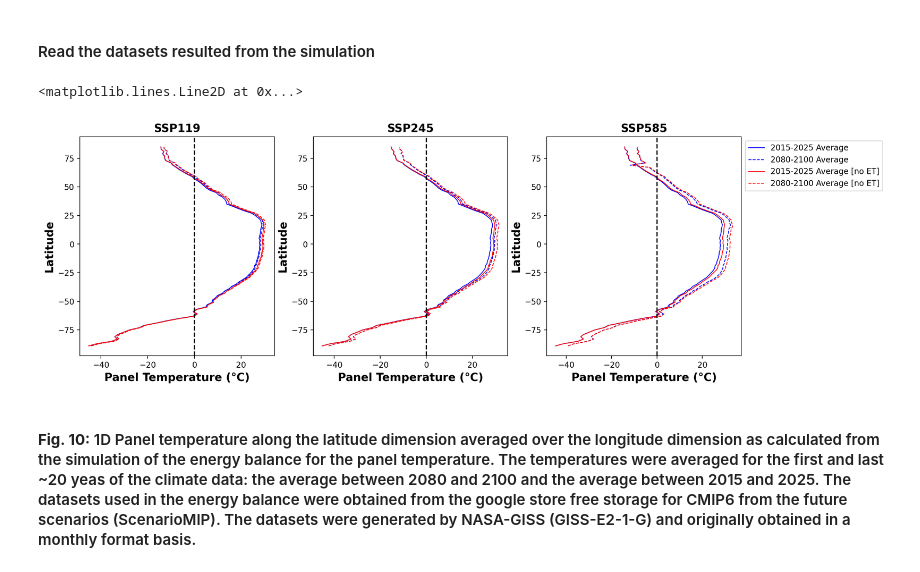
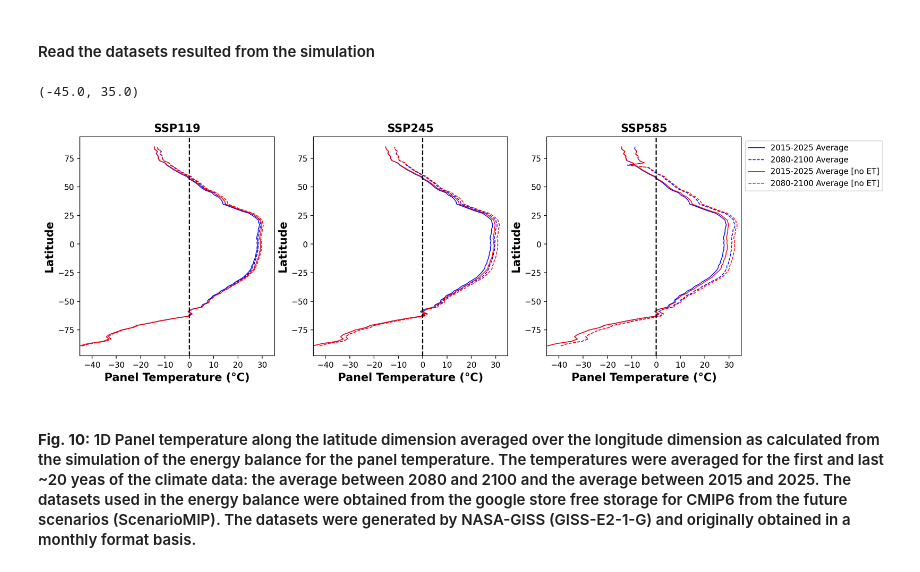
Before and after one commit to EES-3506-5506/EES3506_5506_Fall2023_FinalProject_Merheb, a Jupyter notebook: FinalProject_Merheb_DatasetsObservations.ipynb, the cells around one changed output. Cells and saved outputs as stored; diff of their text form; code cells hidden in the pictures.

```diff
--- a/FinalProject_Merheb_DatasetsObservations.ipynb
+++ b/FinalProject_Merheb_DatasetsObservations.ipynb
@@ -1284,36 +1284,39 @@ ax1.set_ylabel('Latitude', fontsize=14, fontweight='bold')
 ax1.set_xlabel('Panel Temperature (\u00b0C)', fontsize=14, fontweight='bold')
 ax1.set_title('SSP119', fontsize=14, fontweight='bold')
 ax1.axvline(x=0, color='black', linestyle='--', label='')
+ax1.set_xlim(-45,35)
 
 ax2.plot(df_lat['SSP245_first10_lat'], lat['Latitude'], color='blue',
          linewidth=1, label='2015-2025 Average')
 ax2.plot(df_lat['SSP245_last10_lat'], lat['Latitude'], color='blue',
          linewidth=1, linestyle='--', label='2080-2100 Average')
 ax2.plot(df_lat_noET['SSP245_first10_noET_lat'], lat['Latitude'], color='red',
          linewidth=1, label='2015-2025 Average [no ET]')
 ax2.plot(df_lat_noET['SSP245_last10_noET_lat'], lat['Latitude'], color='red',
          linewidth=1, linestyle='--', label='2080-2100 Average [no ET]')
 ax2.set_ylabel('Latitude', fontsize=14, fontweight='bold')
 ax2.set_xlabel('Panel Temperature (\u00b0C)', fontsize=14, fontweight='bold')
 ax2.set_title('SSP245', fontsize=14, fontweight='bold')
 ax2.axvline(x=0, color='black', linestyle='--', label='')
+ax2.set_xlim(-45,35)
 
 ax3.plot(df_lat['SSP585_first10_lat'], lat['Latitude'], color='blue',
          linewidth=1, label='2015-2025 Average')
 ax3.plot(df_lat['SSP585_last10_lat'], lat['Latitude'], color='blue',
          linewidth=1, linestyle='--', label='2080-2100 Average')
 ax3.plot(df_lat_noET['SSP585_first10_noET_lat'], lat['Latitude'], color='red',
          linewidth=1, label='2015-2025 Average [no ET]')
 ax3.plot(df_lat_noET['SSP585_last10_noET_lat'], lat['Latitude'], color='red',
          linewidth=1, linestyle='--', label='2080-2100 Average [no ET]')
 ax3.set_ylabel('Latitude', fontsize=14, fontweight='bold')
 ax3.set_xlabel('Panel Temperature (\u00b0C)', fontsize=14, fontweight='bold')
 ax3.set_title('SSP585', fontsize=14, fontweight='bold')
 ax3.legend(bbox_to_anchor=(1, 1), bbox_transform=ax3.transAxes)
 ax3.axvline(x=0, color='black', linestyle='--', label='')
+ax3.set_xlim(-45,35)
 # %% [output]
-<matplotlib.lines.Line2D at 0x...>
+(-45.0, 35.0)
-[figure, old version]
+[figure, new version]
 # %% [markdown]
 #### __Fig. 10:__ 1D Panel temperature along the latitude dimension averaged over the longitude dimension as calculated from the simulation of the energy balance for the panel temperature. The temperatures were averaged for the first and last ~20 yeas of the climate data: the average between 2080 and 2100 and the average between 2015 and 2025. The datasets used in the energy balance were obtained from the google store free storage for CMIP6 from the future scenarios (ScenarioMIP). The datasets were generated by NASA-GISS (GISS-E2-1-G) and originally obtained in a monthly format basis.
 # %%
```
Also changed, not shown: parts of 5 cells of this notebook.
